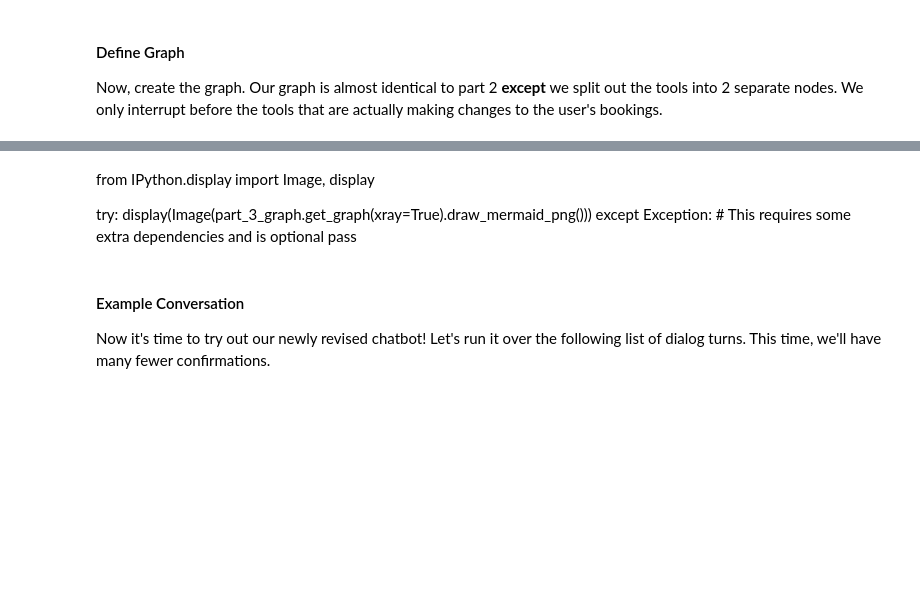
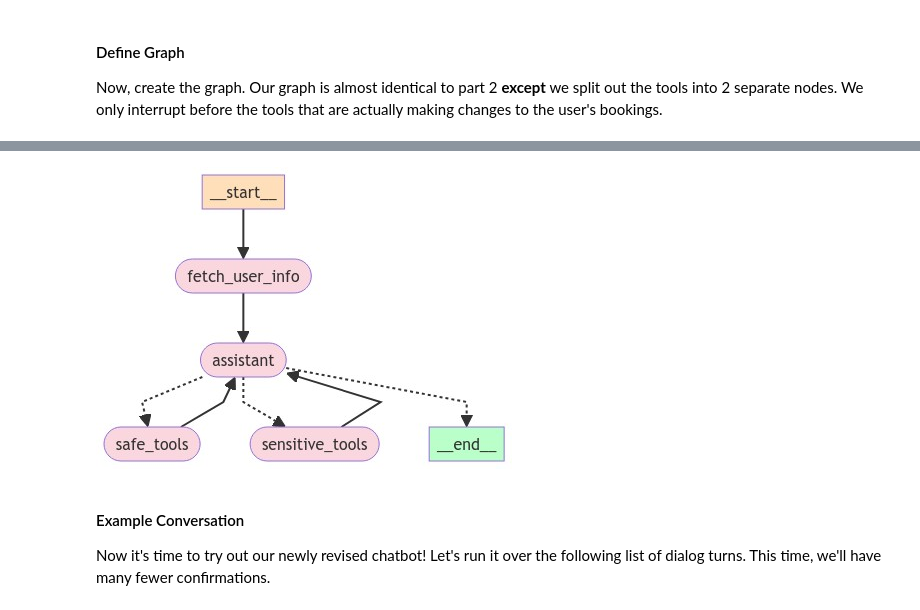
Before and after one commit to satunol-rnd/langgraph-base, a Jupyter notebook: b-01-customer-support.ipynb, the cells around one changed output, grey strips where cells are left out. Saved outputs shown, nothing was run; the diff lists cells and outputs as text; code cells hidden in the pictures; blank space fills up the shorter version.

```diff
--- a/b-01-customer-support.ipynb
+++ b/b-01-customer-support.ipynb
@@ -212,9 +245,9 @@ def fetch_user_flight_information() -> list[dict]:
         bp.seat_no, tf.fare_conditions
     FROM
         tickets t
-        JOIN ticket_flights tf ON t.ticket_no = tf.ticket_no
-        JOIN flights f ON tf.flight_id = f.flight_id
-        JOIN boarding_passes bp ON bp.ticket_no = t.ticket_no AND bp.flight_id = f.flight_id
+        LEFT JOIN ticket_flights tf ON t.ticket_no = tf.ticket_no
+        LEFT JOIN flights f ON tf.flight_id = f.flight_id
+        LEFT JOIN boarding_passes bp ON bp.ticket_no = t.ticket_no AND bp.flight_id = f.flight_id
     WHERE
         t.passenger_id = ?
     """
@@ -262,8 +295,10 @@ def search_flights(
         params.append(end_time)
     query += " LIMIT ?"
     params.append(limit)
+
     cursor.execute(query, params)
     rows = cursor.fetchall()
+
     column_names = [column[0] for column in cursor.description]
     results = [dict(zip(column_names, row)) for row in rows]
 
@@ -296,6 +331,7 @@ def update_ticket_to_new_flight(ticket_no: str, new_flight_id: int) -> str:
         cursor.close()
         conn.close()
         return "Invalid new flight ID provided."
+
     column_names = [column[0] for column in cursor.description]
     new_flight_dict = dict(zip(column_names, new_flight))
     timezone = pytz.timezone("Etc/GMT-3")
@@ -340,7 +376,7 @@ def update_ticket_to_new_flight(ticket_no: str, new_flight_id: int) -> str:
 
     cursor.close()
     conn.close()
-    return "Ticket successfully updated to new flight."
+    return f"Ticket successfully updated to new flight with flight ID {new_flight_id}."
 
 
 @tool
@@ -381,7 +417,7 @@ def cancel_ticket(ticket_no: str) -> str:
 
     cursor.close()
     conn.close()
-    return "Ticket successfully cancelled."
+    return f"Ticket with ticket number {ticket_no} and passenger ID {passenger_id} successfully cancelled."
 # %% [markdown]
 #### Car Rental Tools
 
@@ -1534,8 +1520,0 @@ part_3_graph = builder.compile(
-# %% [markdown]
-from IPython.display import Image, display
-
-try:
-    display(Image(part_3_graph.get_graph(xray=True).draw_mermaid_png()))
-except Exception:
-    # This requires some extra dependencies and is optional
-    pass
@@ -1542,3 +1577,13 @@ except Exception:
+# %%
+from IPython.display import Image, display
+
+try:
+    display(Image(part_3_graph.get_graph(xray=True).draw_mermaid_png()))
+except Exception:
+    # This requires some extra dependencies and is optional
+    pass
+# %% [output]
+[figure, added]
 # %% [markdown]
 #### Example Conversation
 
```
Also changed, not shown: parts of 33 cells of this notebook, 2 other files.
